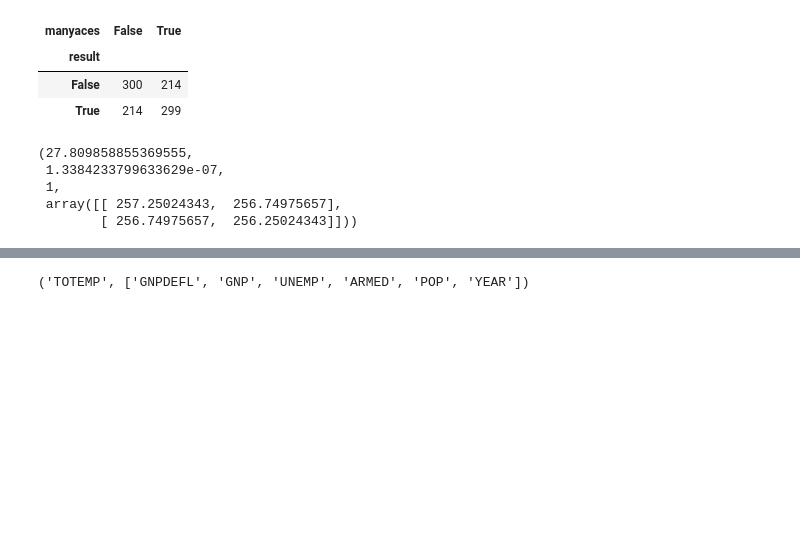
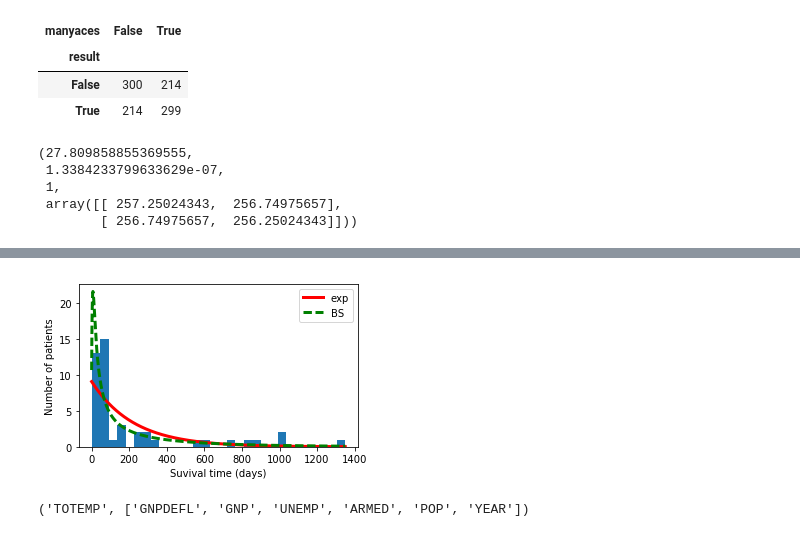
Before and after one commit to discocactus/IPython_DataScienceCookBook, a Jupyter notebook: IPythonDSCB_7.ipynb, the cells around one changed output, grey strips where cells are left out. Drawn from its saved outputs; the diff is of its cells as text; code cells hidden in the pictures; blank space fills up the shorter version.

```diff
--- a/IPythonDSCB_7.ipynb
+++ b/IPythonDSCB_7.ipynb
@@ -205,0 +272,12 @@ st.chi2_contingency(_) # カイ二乗検定、2番目の値がp値
+# %%
+dist_fl = dist.pdf(days, *args)
+nbins = 30
+plt.figure(figsize=(5,3));
+plt.hist(survival, nbins);
+plt.plot(days, dist_exp*len(survival)*smax/nbins, '-r', lw=3, label='exp');
+plt.plot(days, dist_fl*len(survival)*smax/nbins, '--g', lw=3, label='BS');
+plt.xlabel('Suvival time (days)');
+plt.ylabel('Number of patients');
+plt.legend();
+# %% [output]
+[figure, added]
```
Also changed, not shown: parts of 14 cells of this notebook.
